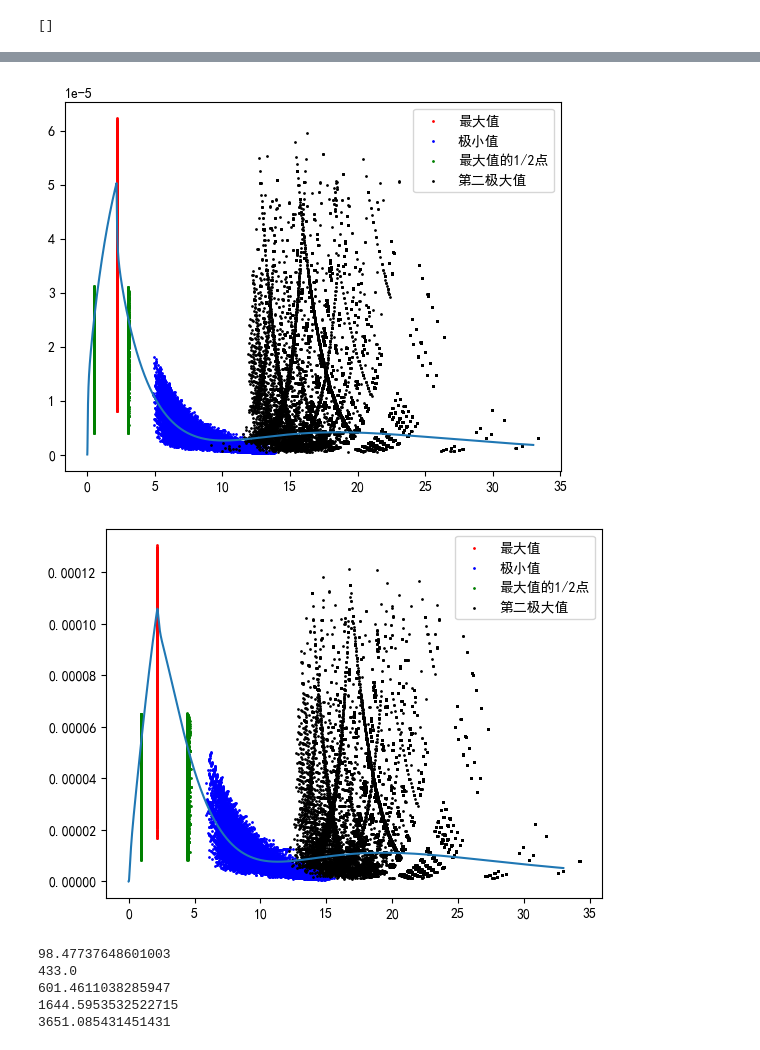
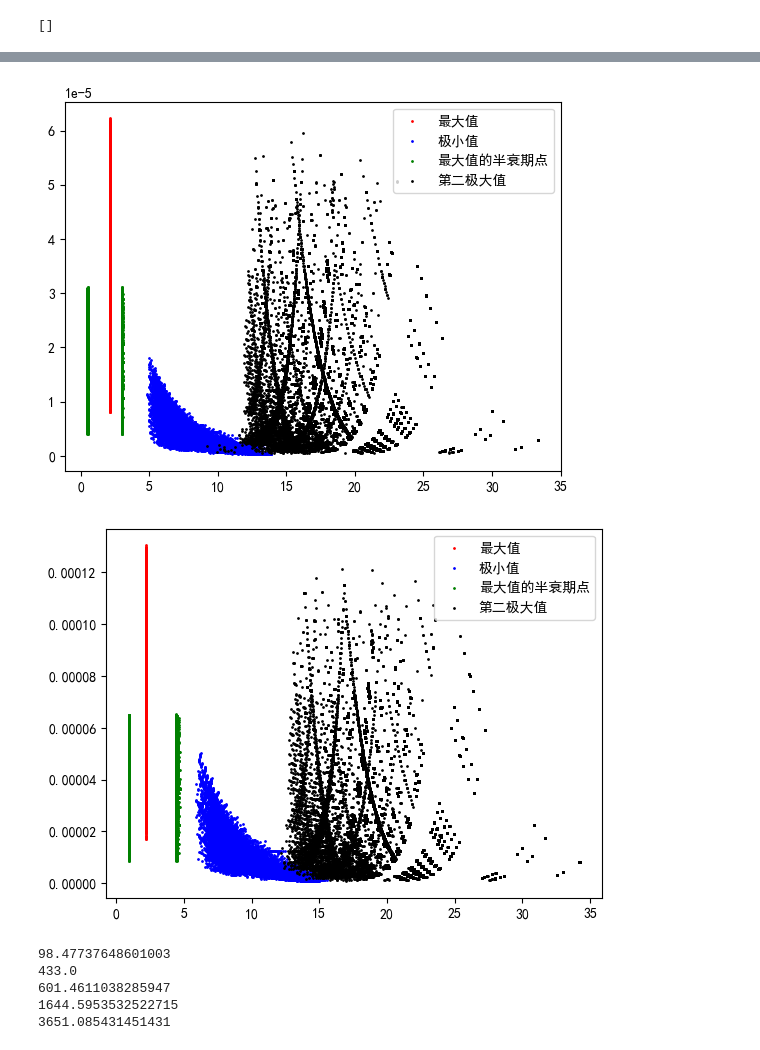
Before and after one commit to findmezackbone/BPs_BPTK, a Jupyter notebook: Python/getdata/statistic_analysis.ipynb, the cells around one changed output, grey strips where cells are left out. Drawn from its saved outputs; the diff is of its cells as text; code cells hidden in the pictures.

```diff
--- a/Python/getdata/statistic_analysis.ipynb
+++ b/Python/getdata/statistic_analysis.ipynb
@@ -72,28 +72,28 @@ plt.show()
 time = np.arange(0,33,0.005)
 plt.scatter(UrineFivePoints1[:,2]/200,UrineFivePointsValue1[:,2],c='red',s = 1, label = '最大值')
 plt.scatter(UrineFivePoints1[:,4]/200,UrineFivePointsValue1[:,4],c='blue',s = 1, label = '极小值')
-plt.scatter(UrineFivePoints1[:,1]/200,UrineFivePointsValue1[:,1],c='green',s = 1, label = '最大值的1/2点')
+plt.scatter(UrineFivePoints1[:,1]/200,UrineFivePointsValue1[:,1],c='green',s = 1, label = '最大值的半衰期点')
 plt.scatter(UrineFivePoints1[:,3]/200,UrineFivePointsValue1[:,3],c='green',s = 1)
 plt.scatter(UrineFivePoints1[:,5]/200,UrineFivePointsValue1[:,5],c='black',s = 1, label = '第二极大值')
-plt.plot(time,urine[0,:33*200])
+#plt.plot(time,urine[0,:33*200])
 #plt.ylabel('尿液中BPS的累计含量')
 plt.legend()
 plt.show()
 # %% [output]
-[figure, old version]
+[figure, new version]
 # %%
 time = np.arange(0,33,0.005)
 plt.scatter(UrinegFivePoints1[:,2]/200,UrinegFivePointsValue1[:,2],c='red',s = 1, label = '最大值')
 plt.scatter(UrinegFivePoints1[:,4]/200,UrinegFivePointsValue1[:,4],c='blue',s = 1, label = '极小值')
-plt.scatter(UrinegFivePoints1[:,1]/200,UrinegFivePointsValue1[:,1],c='green',s = 1, label = '最大值的1/2点')
+plt.scatter(UrinegFivePoints1[:,1]/200,UrinegFivePointsValue1[:,1],c='green',s = 1, label = '最大值的半衰期点')
 plt.scatter(UrinegFivePoints1[:,3]/200,UrinegFivePointsValue1[:,3],c='green',s = 1)
 plt.scatter(UrinegFivePoints1[:,5]/200,UrinegFivePointsValue1[:,5],c='black',s = 1, label = '第二极大值')
-plt.plot(time,urineg[0,:33*200])
+#plt.plot(time,urineg[0,:33*200])
 plt.legend()
 #plt.ylabel("尿液中BPS-g的累计含量")
 plt.show()
 # %% [output]
-[figure, old version]
+[figure, new version]
 # %%
 #计算血浆曲线重心
 print(np.mean(PlasmaFivePoints1[:,1])) #98
```
Also changed, not shown: parts of 3 cells of this notebook, 38 other files.
